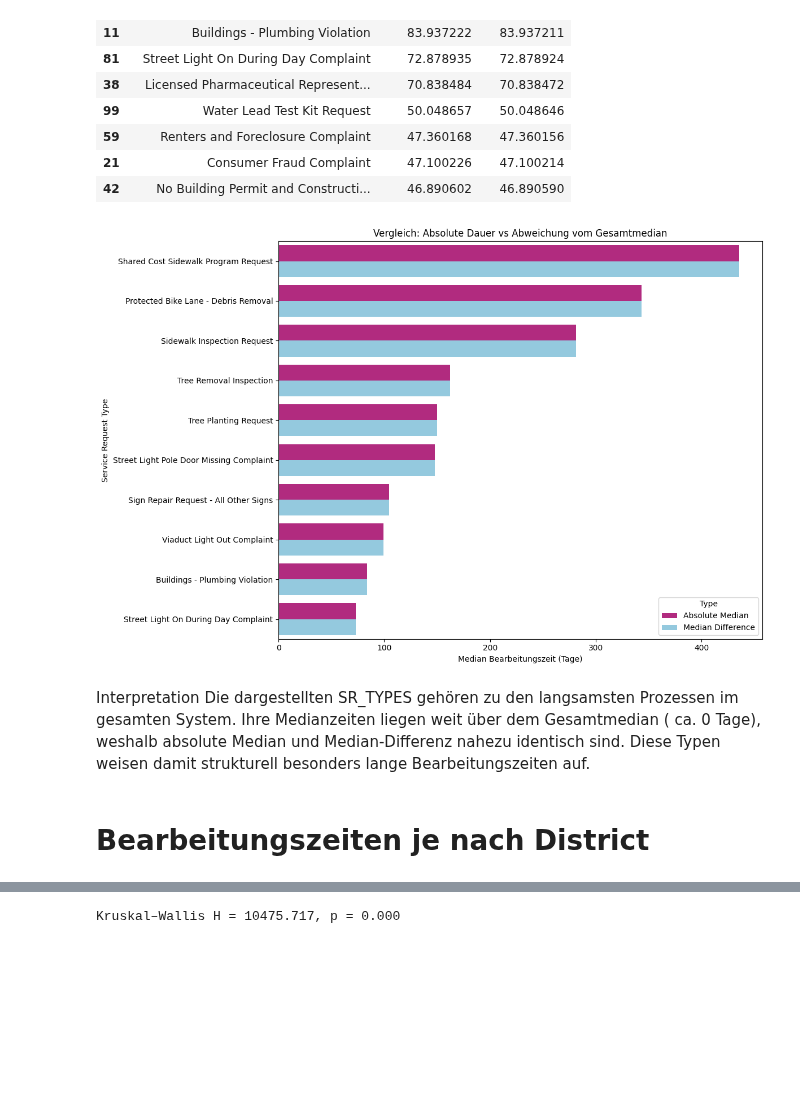
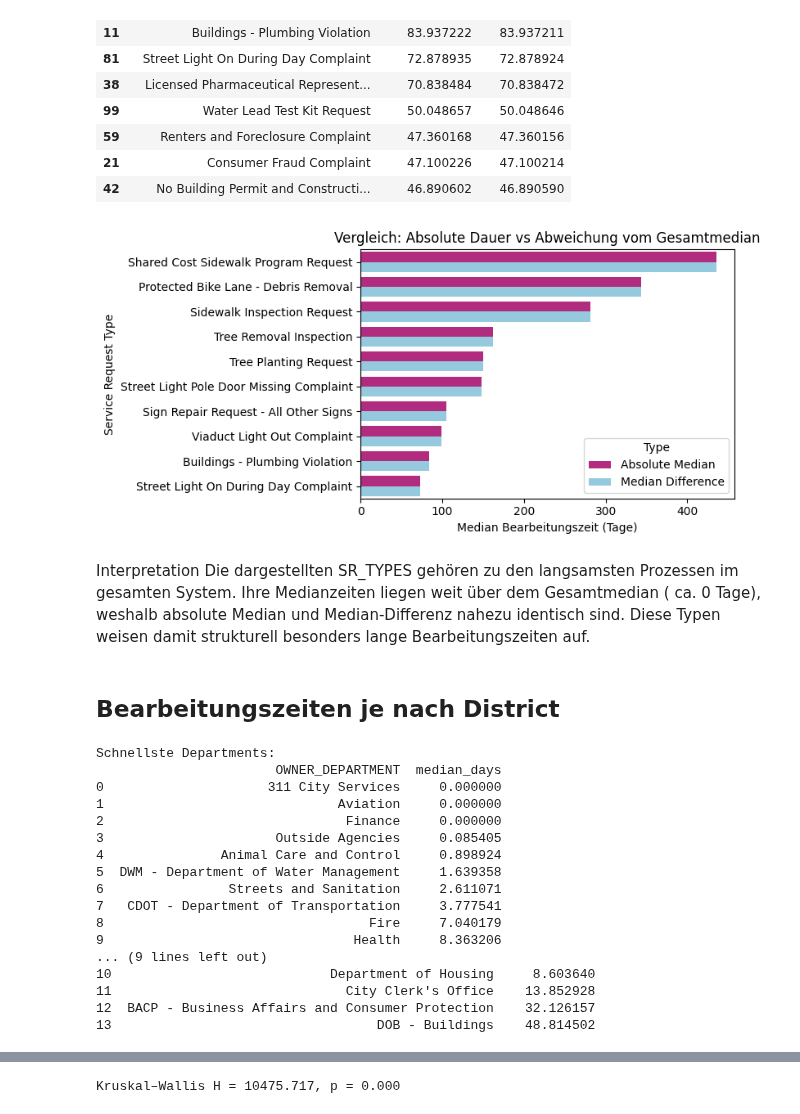
Before and after one commit to Ameowsle/Statistic-Macher, a Jupyter notebook: Bearbeitungszeit_SR_Requests.ipynb, the cells around one changed output, grey strips where cells are left out. Cells and saved outputs as stored; diff of their text form; code cells hidden in the pictures; blank space fills up the shorter version.

```diff
--- a/Bearbeitungszeit_SR_Requests.ipynb
+++ b/Bearbeitungszeit_SR_Requests.ipynb
@@ -825,37 +825,71 @@ top10_absolute = (
 )
 
 # Top 10 mit größter Median Differenz
 top10_diff = (
     median_by_type
     .sort_values("median_diff", ascending=False)
     .head(10)
     .assign(Type="Median Difference")
 )
 
 comparison_df = (
     pd.concat([top10_absolute, top10_diff], axis=0)
 )
 
-plt.figure(figsize=(12, 8))
+plt.figure(figsize=(8,4))
 
 sns.barplot(
     data=comparison_df,
     x="median_days",
     y="SR_TYPE",
     hue="Type",
     orient="h",
     palette=["mediumvioletred", "skyblue"]
 )
 
 plt.xlabel("Median Bearbeitungszeit (Tage)")
 plt.ylabel("Service Request Type")
 plt.title("Vergleich: Absolute Dauer vs Abweichung vom Gesamtmedian")
 plt.tight_layout()
 plt.show()
 # %% [output]
-[figure, old version]
+[figure, new version]
 # %% [markdown]
 Interpretation
 Die dargestellten SR_TYPES gehören zu den langsamsten Prozessen im gesamten System. Ihre Medianzeiten liegen weit über dem Gesamtmedian ( ca. 0 Tage), weshalb absolute Median und Median-Differenz nahezu identisch sind. Diese Typen weisen damit strukturell besonders lange Bearbeitungszeiten auf.
 # %% [markdown]
-# Bearbeitungszeiten je nach District
+## Bearbeitungszeiten je nach District
+# %%
+department = "OWNER_DEPARTMENT"
+
+median_by_owner = (
+    erledigt.groupby(department)["response_time"]
+    .median()
+    .sort_values()
+    .reset_index(name="median_days")
+)
+
+median_by_owner
+print("Schnellste Departments:")
+print(median_by_owner.head(10))
+
+print("\nLangsamste Departments:")
+print(median_by_owner.tail(10))
+# %% [output]
+Schnellste Departments:
+                       OWNER_DEPARTMENT  median_days
+0                     311 City Services     0.000000
+1                              Aviation     0.000000
+2                               Finance     0.000000
+3                      Outside Agencies     0.085405
+4               Animal Care and Control     0.898924
+5  DWM - Department of Water Management     1.639358
+6                Streets and Sanitation     2.611071
+7   CDOT - Department of Transportation     3.777541
+8                                  Fire     7.040179
+9                                Health     8.363206
+... (9 lines left out)
+10                            Department of Housing     8.603640
+11                              City Clerk's Office    13.852928
+12  BACP - Business Affairs and Consumer Protection    32.126157
+13                                  DOB - Buildings    48.814502
```
Also changed, not shown: parts of 35 cells of this notebook.
